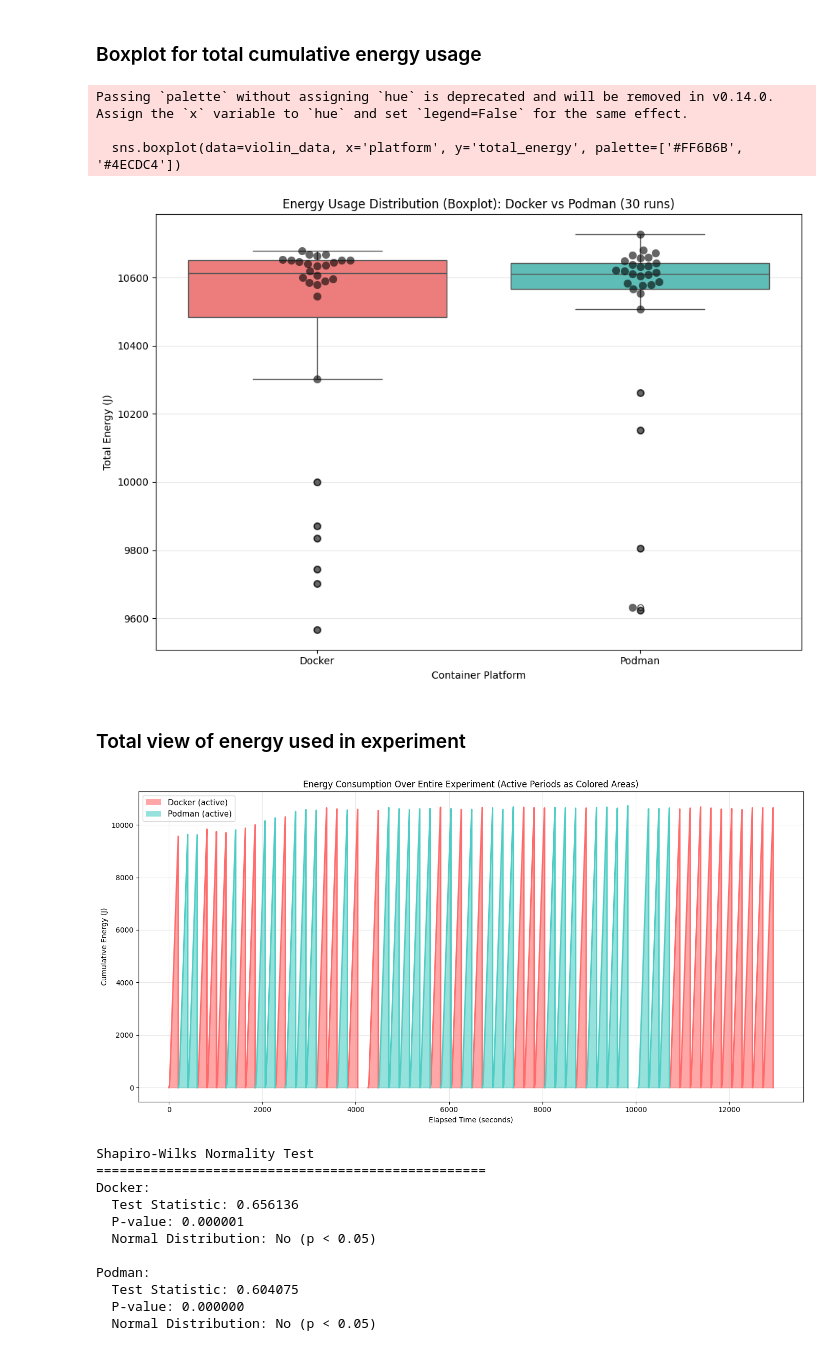
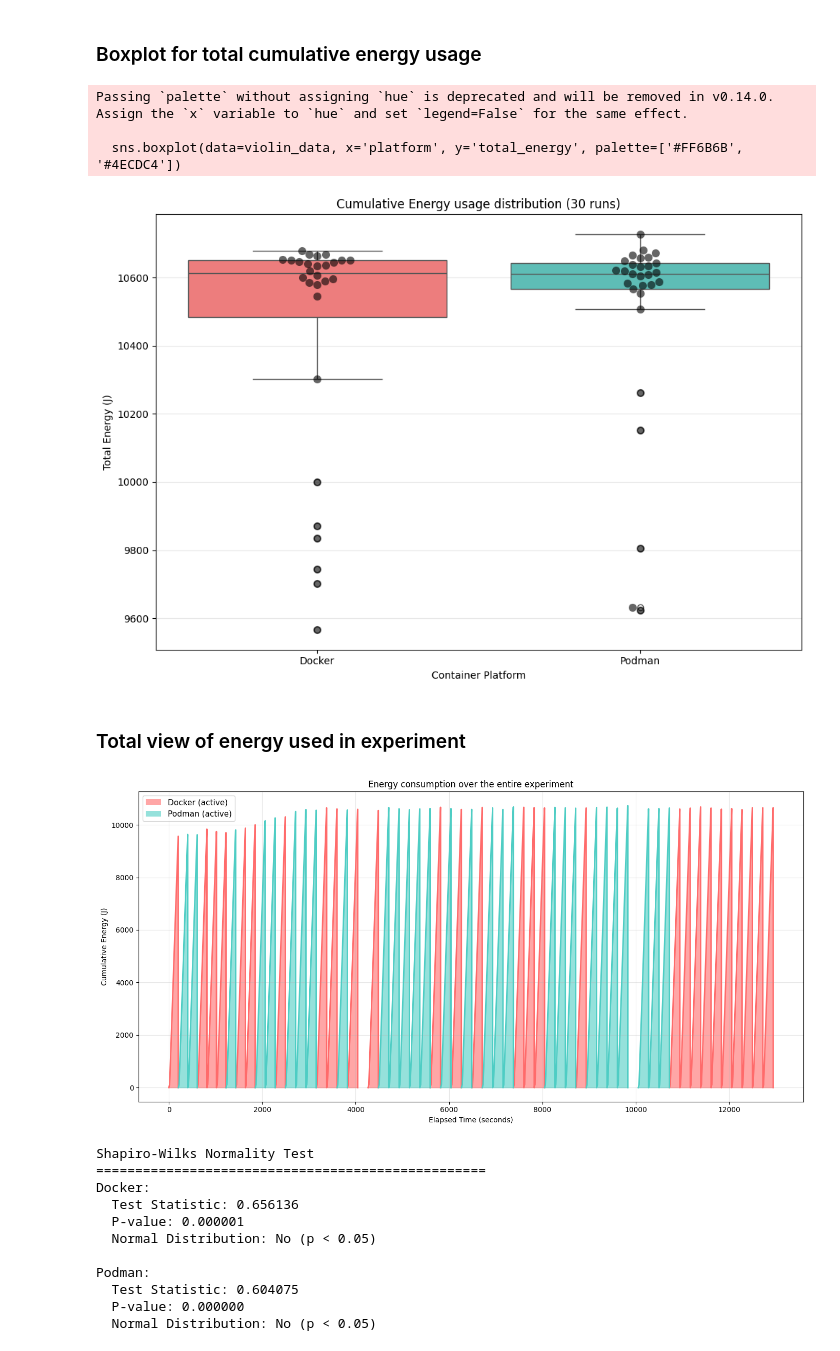
Before and after one commit to KaspervanM/course_sustainableSE-group-10-measurement, a Jupyter notebook: analysis.ipynb, the cells around one changed output. Cells and saved outputs as stored; diff of their text form; code cells hidden in the pictures.

```diff
--- a/analysis.ipynb
+++ b/analysis.ipynb
@@ -342,7 +319,7 @@ sns.swarmplot(data=violin_data, x='platform', y='total_energy', color='black', a
 
 plt.ylabel('Total Energy (J)')
 plt.xlabel('Container Platform')
-plt.title('Energy Usage Distribution (Boxplot): Docker vs Podman (30 runs)')
+plt.title('Cumulative Energy usage distribution (30 runs)')
 plt.grid(True, alpha=0.3, axis='y')
 plt.tight_layout()
 plt.show()
@@ -350,7 +327,7 @@ plt.show()
 Passing `palette` without assigning `hue` is deprecated and will be removed in v0.14.0. Assign the `x` variable to `hue` and set `legend=False` for the same effect.
 
   sns.boxplot(data=violin_data, x='platform', y='total_energy', palette=['#FF6B6B', '#4ECDC4'])
-[figure, old version]
+[figure, new version]
 # %% [markdown]
 ### Total view of energy used in experiment
 # %%
@@ -402,35 +379,35 @@ for segment in docker_segments:
 
 # Plot Podman segments
 podman_segments = []
 current_segment = []
 for idx, row in podman_data.iterrows():
     current_segment.append(row)
     if idx == len(podman_data) - 1 or (podman_data.loc[idx + 1, 'elapsed_time'] - row['elapsed_time']) > 5:
         podman_segments.append(pd.DataFrame(current_segment))
         current_segment = []
 
 # Plot each Podman segment with vertical drop
 for segment in podman_segments:
     segment_with_drop = pd.concat([segment, pd.DataFrame([{'elapsed_time': segment.iloc[-1]['elapsed_time'], 'cumulative_energy': 0}])], ignore_index=True)
     ax.fill_between(segment_with_drop['elapsed_time'], 0, segment_with_drop['cumulative_energy'],
                     color='#4ECDC4', alpha=0.6)
     ax.plot(segment_with_drop['elapsed_time'], segment_with_drop['cumulative_energy'],
            linewidth=2, color='#4ECDC4')
 
 # Manual legend
 from matplotlib.patches import Patch
 legend_elements = [Patch(facecolor='#FF6B6B', alpha=0.6, label='Docker (active)'),
                   Patch(facecolor='#4ECDC4', alpha=0.6, label='Podman (active)')]
 ax.legend(handles=legend_elements, loc='best', fontsize=11)
 
 ax.set_xlabel('Elapsed Time (seconds)')
 ax.set_ylabel('Cumulative Energy (J)')
-ax.set_title('Energy Consumption Over Entire Experiment (Active Periods as Colored Areas)')
+ax.set_title('Energy consumption over the entire experiment')
 ax.grid(True, alpha=0.3)
 plt.tight_layout()
 plt.show()
 # %% [output]
-[figure, old version]
+[figure, new version]
 # %%
 from scipy.stats import shapiro
 
```
Also changed, not shown: parts of 8 cells of this notebook.
